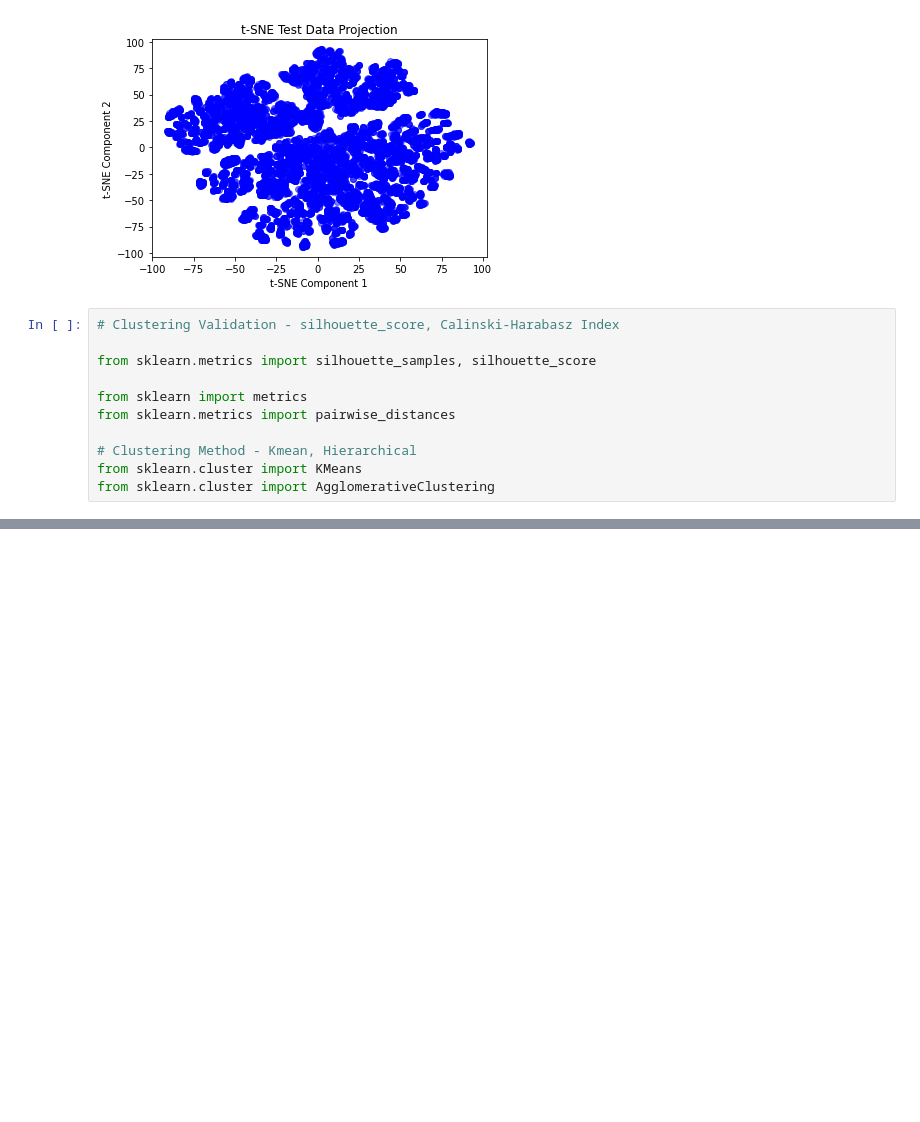
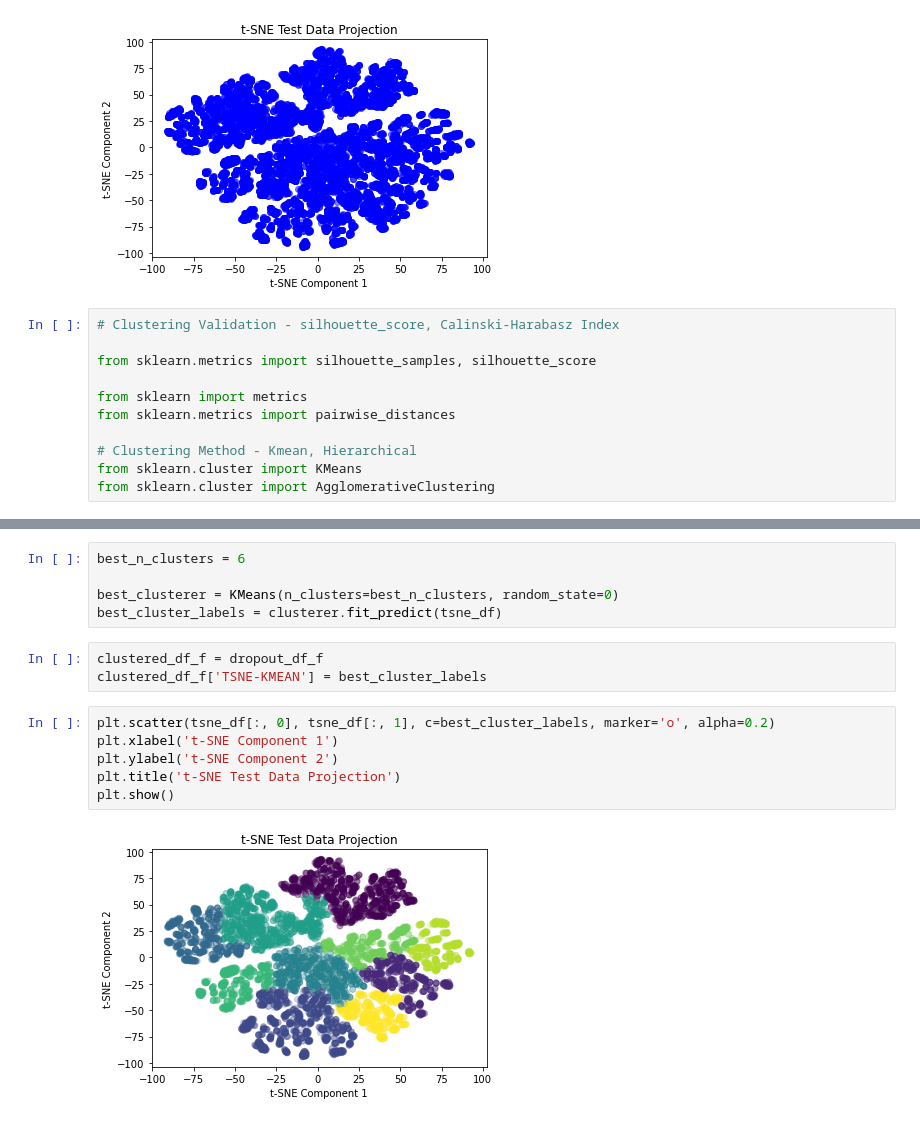
Before and after one commit to tungnd237/InventoryManagementAnalyst, a Jupyter notebook: hj/0424_clustering_per_order.ipynb, the cells around one changed output, grey strips where cells are left out. Saved outputs shown, nothing was run; the diff lists cells and outputs as text; blank space fills up the shorter version.

```diff
--- a/hj/0424_clustering_per_order.ipynb
+++ b/hj/0424_clustering_per_order.ipynb
@@ -270,0 +380,16 @@ from sklearn.cluster import AgglomerativeClustering
+# %%
+best_n_clusters = 6
+
+best_clusterer = KMeans(n_clusters=best_n_clusters, random_state=0)
+best_cluster_labels = clusterer.fit_predict(tsne_df)
+# %%
+clustered_df_f = dropout_df_f
+clustered_df_f['TSNE-KMEAN'] = best_cluster_labels
+# %%
+plt.scatter(tsne_df[:, 0], tsne_df[:, 1], c=best_cluster_labels, marker='o', alpha=0.2)
+plt.xlabel('t-SNE Component 1')
+plt.ylabel('t-SNE Component 2')
+plt.title('t-SNE Test Data Projection')
+plt.show()
+# %% [output]
+[figure, added]
```
Also changed, not shown: parts of 8 cells of this notebook.
